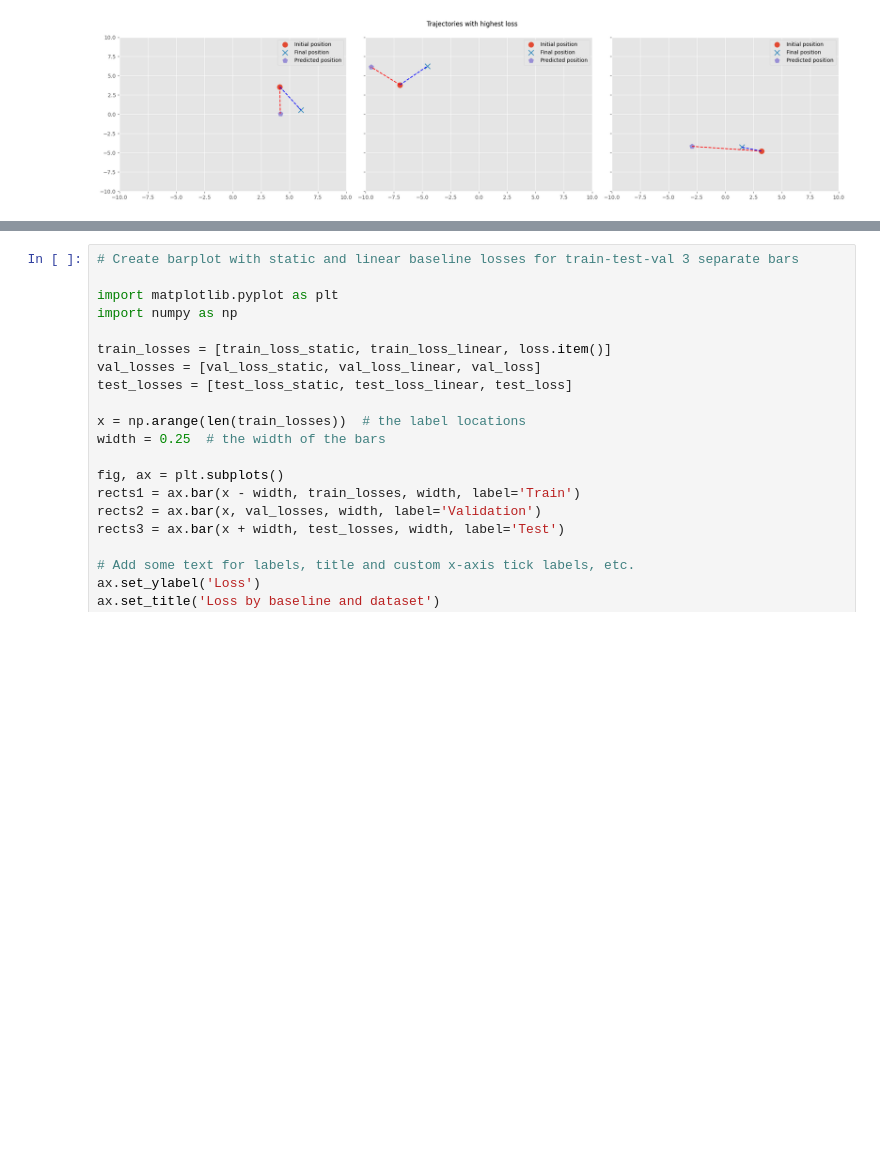
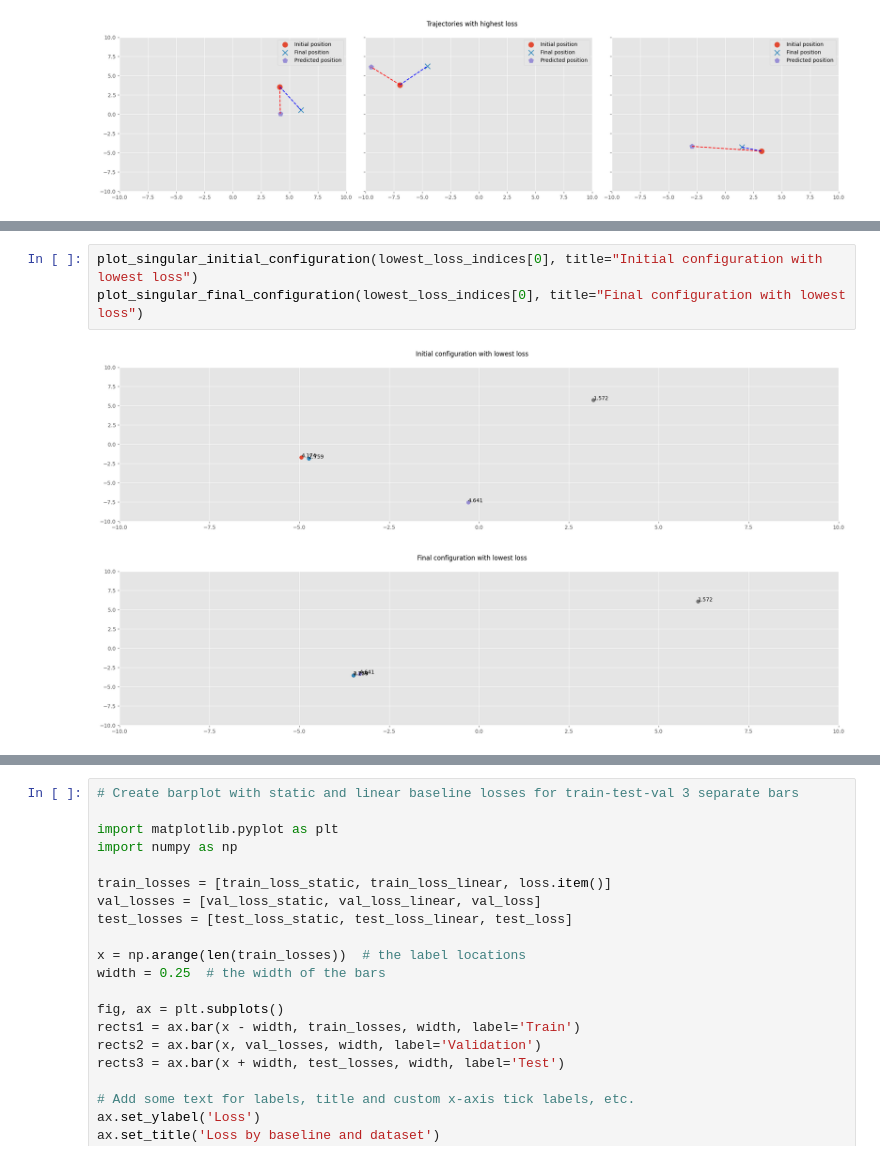
Before and after one commit to lzolyomi/2AMM10-DeepLearning, a Jupyter notebook: Assignment 2/Task1_submitted_code.ipynb, the cells around one changed output, grey strips where cells are left out. Saved outputs shown, nothing was run; the diff lists cells and outputs as text; blank space fills up the shorter version.

Commit message:
Additional graphs to compare initial vs final

```diff
--- a/Assignment 2/Task1_submitted_code.ipynb
+++ b/Assignment 2/Task1_submitted_code.ipynb
@@ -409,0 +554,6 @@ plot_trajectories(highest_loss_indices[-1], title="Trajectories with highest los
+# %%
+plot_singular_initial_configuration(lowest_loss_indices[0], title="Initial configuration with lowest loss")
+plot_singular_final_configuration(lowest_loss_indices[0], title="Final configuration with lowest loss")
+# %% [output]
+[figure, added]
+[figure, added]
```
Also changed, not shown: parts of 16 cells of this notebook.
